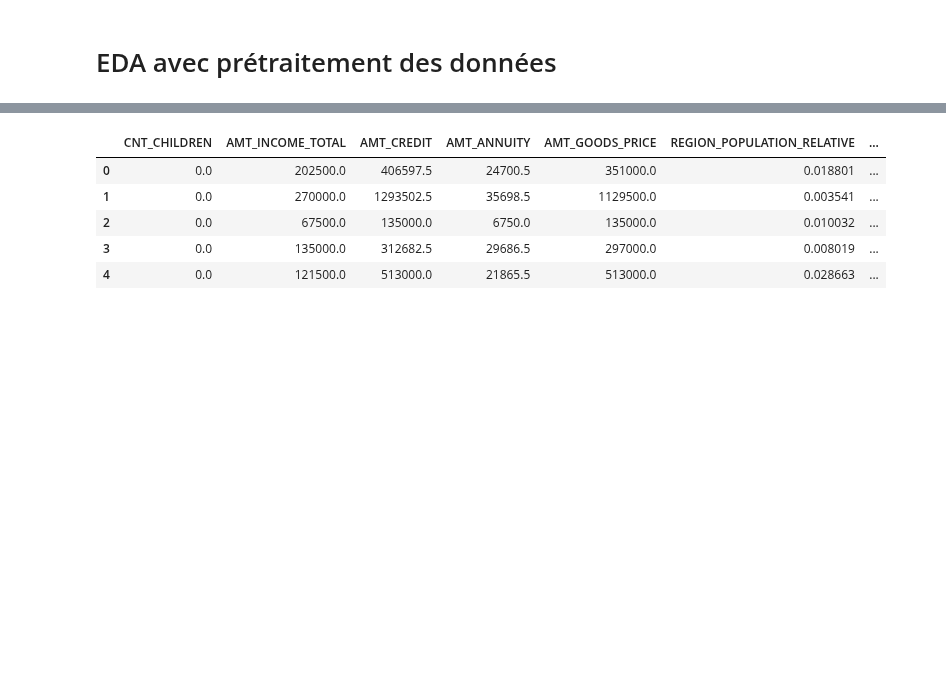
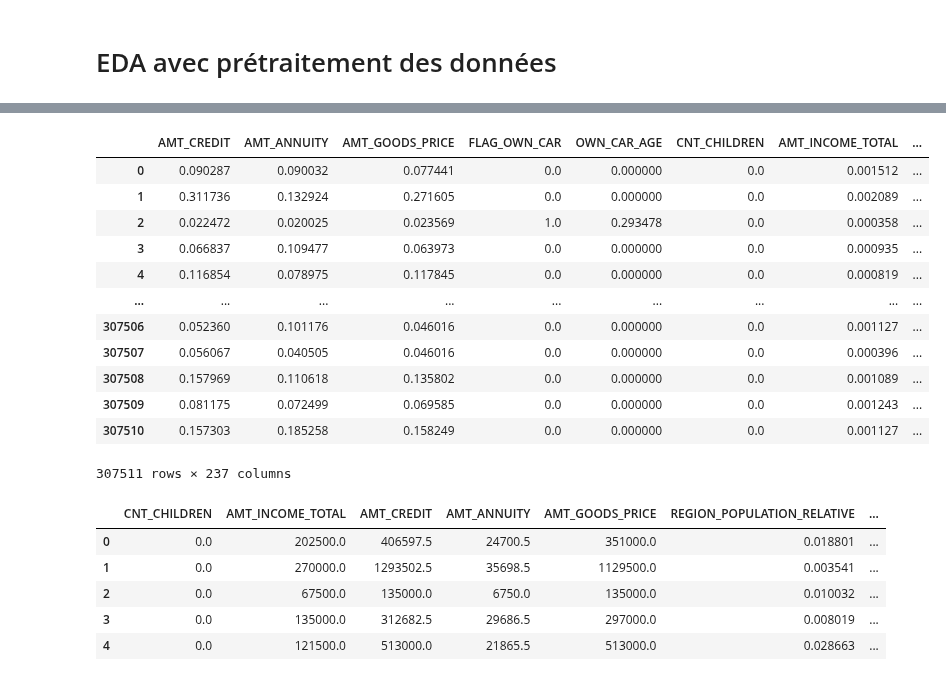
Before and after one commit to gitadum/credit_risk_rating, a Jupyter notebook: 00_notebooks/02_Exploration.ipynb, the cells around one changed output, grey strips where cells are left out. Cells and saved outputs as stored; diff of their text form; code cells hidden in the pictures; blank space fills up the shorter version.

```diff
--- a/00_notebooks/02_Exploration.ipynb
+++ b/00_notebooks/02_Exploration.ipynb
@@ -414,4 +403,20 @@ df_trans
 307511 rows × 237 columns
+# %%
+df_trans_scl
+# %% [output]
+|  | AMT_CREDIT | AMT_ANNUITY | AMT_GOODS_PRICE | FLAG_OWN_CAR | OWN_CAR_AGE | CNT_CHILDREN | AMT_INCOME_TOTAL | ... |
+| 0 | 0.090287 | 0.090032 | 0.077441 | 0.0 | 0.000000 | 0.0 | 0.001512 | ... |
+| 1 | 0.311736 | 0.132924 | 0.271605 | 0.0 | 0.000000 | 0.0 | 0.002089 | ... |
+| 2 | 0.022472 | 0.020025 | 0.023569 | 1.0 | 0.293478 | 0.0 | 0.000358 | ... |
+| 3 | 0.066837 | 0.109477 | 0.063973 | 0.0 | 0.000000 | 0.0 | 0.000935 | ... |
+| 4 | 0.116854 | 0.078975 | 0.117845 | 0.0 | 0.000000 | 0.0 | 0.000819 | ... |
+| ... | ... | ... | ... | ... | ... | ... | ... | ... |
+| 307506 | 0.052360 | 0.101176 | 0.046016 | 0.0 | 0.000000 | 0.0 | 0.001127 | ... |
+| 307507 | 0.056067 | 0.040505 | 0.046016 | 0.0 | 0.000000 | 0.0 | 0.000396 | ... |
+| 307508 | 0.157969 | 0.110618 | 0.135802 | 0.0 | 0.000000 | 0.0 | 0.001089 | ... |
+| 307509 | 0.081175 | 0.072499 | 0.069585 | 0.0 | 0.000000 | 0.0 | 0.001243 | ... |
+| 307510 | 0.157303 | 0.185258 | 0.158249 | 0.0 | 0.000000 | 0.0 | 0.001127 | ... |
+307511 rows × 237 columns
 # %%
 df_trans['TARGET'] = df['TARGET'].values
 df_trans.head()
```
Also changed, not shown: parts of 5 cells of this notebook, 2 other files.
